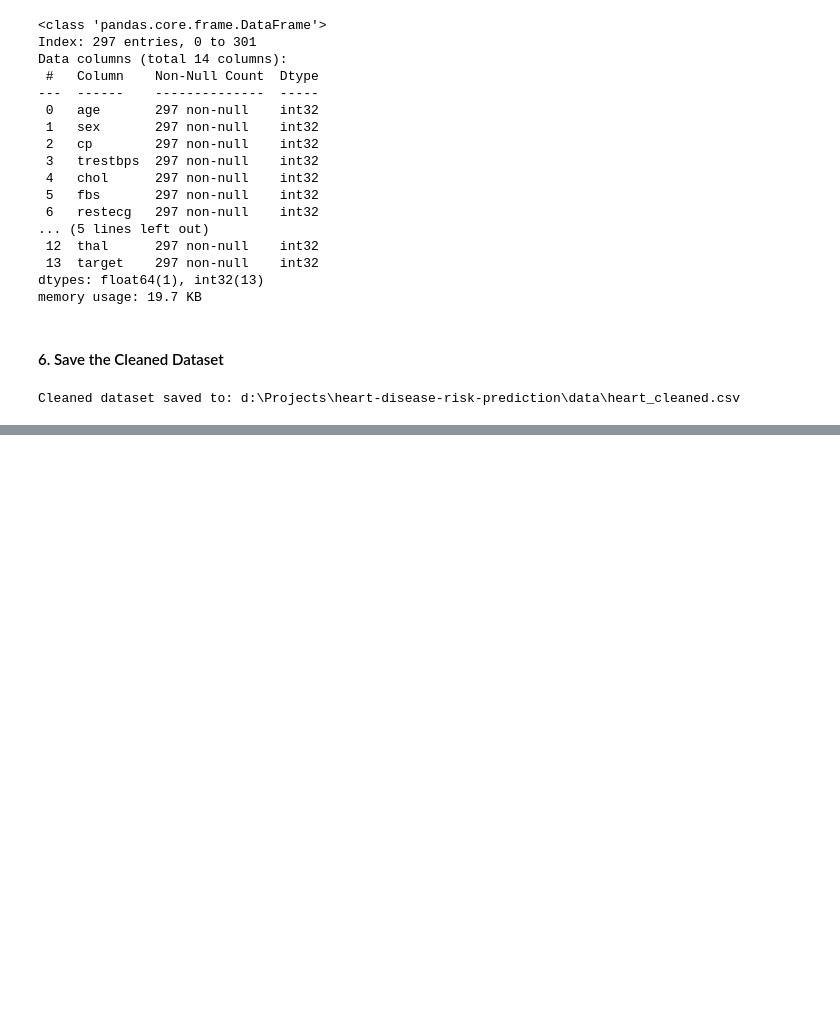
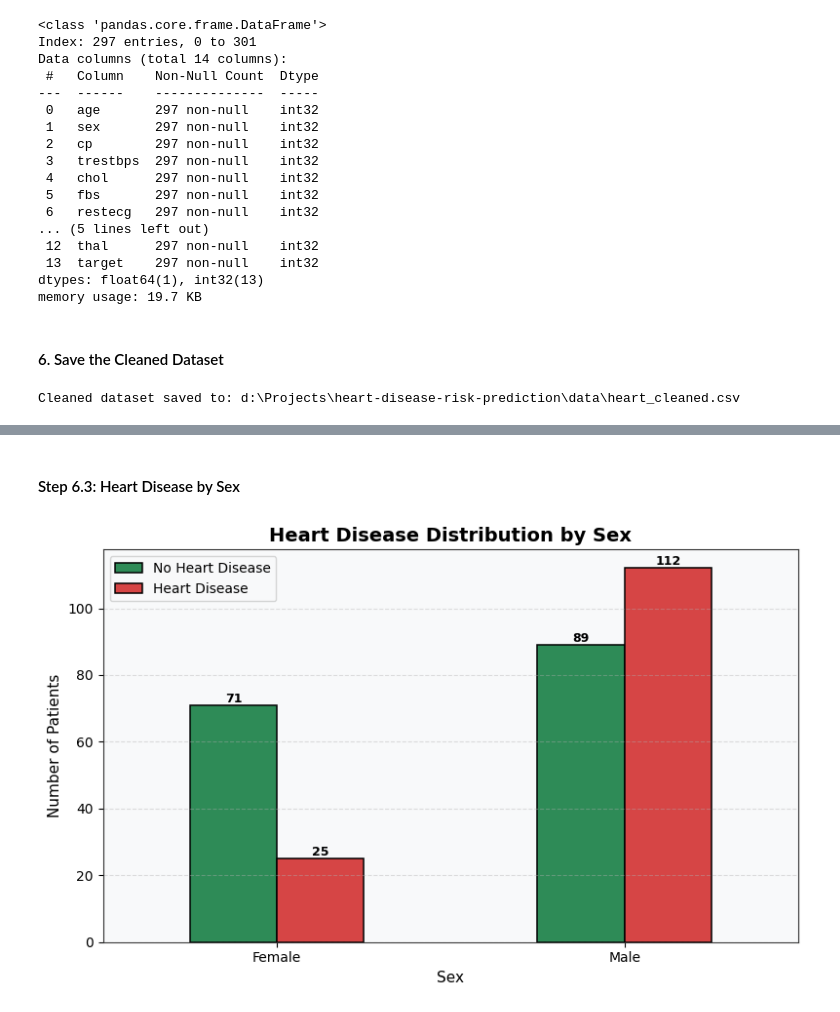
Before and after one commit to Usama2001/Heart-Disease-Risk-Prediction-Using-Decision-Trees-and-XGBoost, a Jupyter notebook: notebooks/heart_disease_prediction.ipynb, the cells around one changed output, grey strips where cells are left out. Drawn from its saved outputs; the diff is of its cells as text; code cells hidden in the pictures; blank space fills up the shorter version.

```diff
--- a/notebooks/heart_disease_prediction.ipynb
+++ b/notebooks/heart_disease_prediction.ipynb
@@ -272,0 +406,27 @@ Cleaned dataset saved to: d:\Projects\heart-disease-risk-prediction\data\heart_c
+# %% [markdown]
+#### Step 6.3: Heart Disease by Sex
+# %%
+sex_target = pd.crosstab(df["sex"], df["target"])
+
+ax = sex_target.plot(
+    kind="bar",
+    figsize=(8, 5),
+    color=[green, red],
+    edgecolor="black",
+    linewidth=1.1
+)
+
+plt.xlabel("Sex")
+plt.ylabel("Number of Patients")
+plt.title("Heart Disease Distribution by Sex")
+plt.xticks(ticks=[0, 1], labels=["Female", "Male"], rotation=0)
+plt.legend(["No Heart Disease", "Heart Disease"])
+plt.grid(axis="y", linestyle="--", alpha=0.4)
+
+# Add labels above bars
+for container in ax.containers:
+    ax.bar_label(container, fontsize=9, fontweight="bold")
+
+save_chart("heart_disease_by_sex.png")
+# %% [output]
+[figure, added]
```
Also changed, not shown: parts of 26 cells of this notebook, 10 other files.
